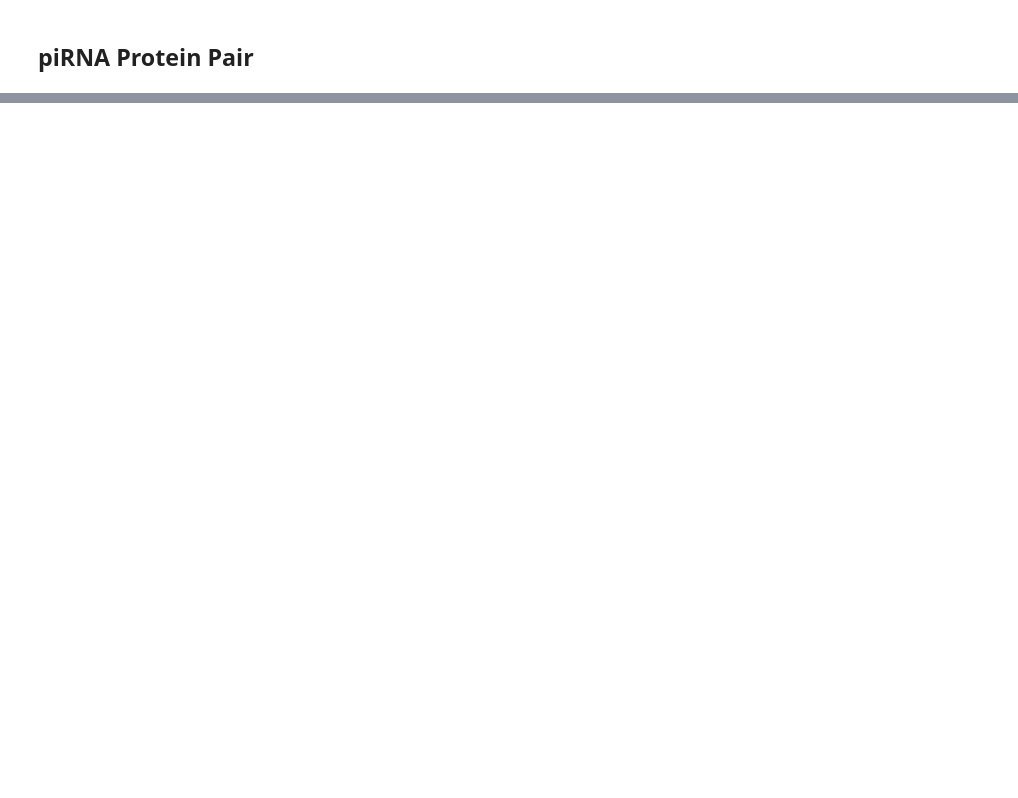
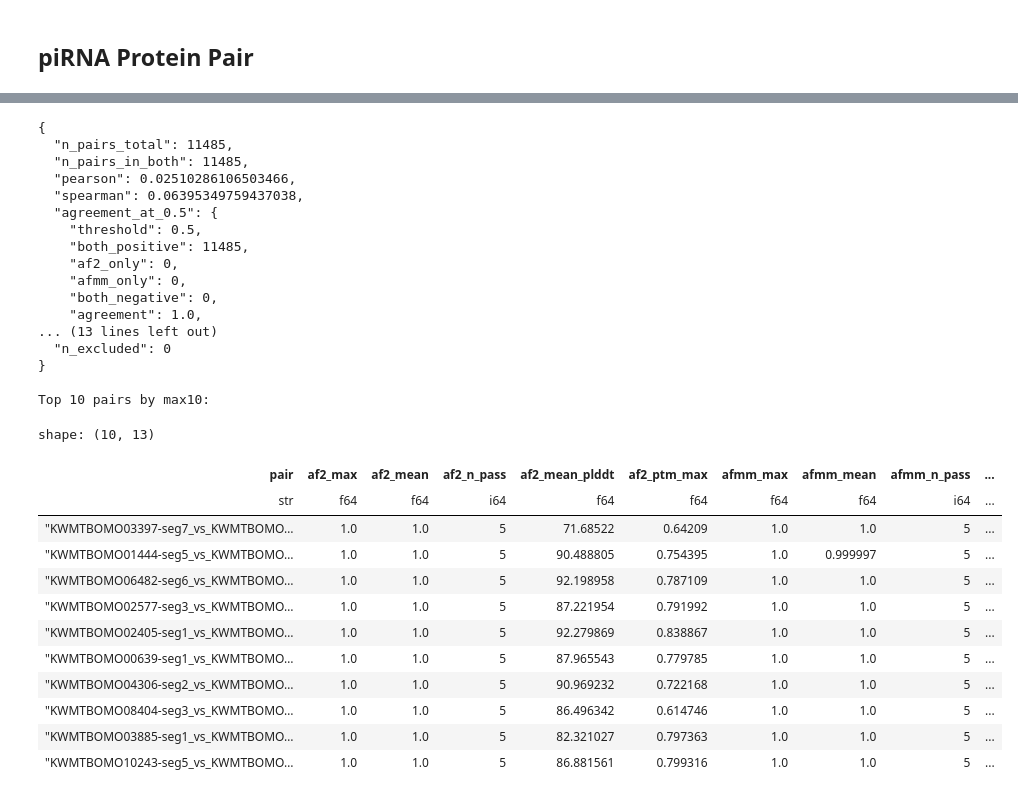
Before and after one commit to luxiangze/pirna_ppi, a Jupyter notebook: notebooks/piRNA_PPI.ipynb, the cells around one changed output, grey strips where cells are left out. Drawn from its saved outputs; the diff is of its cells as text; code cells hidden in the pictures; blank space fills up the shorter version.

```diff
--- a/notebooks/piRNA_PPI.ipynb
+++ b/notebooks/piRNA_PPI.ipynb
@@ -101,0 +394,42 @@ for a3m_file in protein_pairs_msa.glob("*a3m"):
+# %%
+import json
+
+import polars as pl
+
+stats = json.loads((af2_vs_afmm_dir / "consistency_stats.json").read_text())
+print(json.dumps(stats, indent=2))
+
+summary = pl.read_csv(af2_vs_afmm_dir / "pair_summary.tsv", separator="\t")
+print(f"\nTop 10 pairs by max10:")
+summary.head(10)
+# %% [output]
+{
+  "n_pairs_total": 11485,
+  "n_pairs_in_both": 11485,
+  "pearson": 0.02510286106503466,
+  "spearman": 0.06395349759437038,
+  "agreement_at_0.5": {
+    "threshold": 0.5,
+    "both_positive": 11485,
+    "af2_only": 0,
+    "afmm_only": 0,
+    "both_negative": 0,
+    "agreement": 1.0,
+... (13 lines left out)
+  "n_excluded": 0
+}
+
+Top 10 pairs by max10:
+shape: (10, 13)
+| pair | af2_max | af2_mean | af2_n_pass | af2_mean_plddt | af2_ptm_max | afmm_max | afmm_mean | afmm_n_pass | ... |
+| str | f64 | f64 | i64 | f64 | f64 | f64 | f64 | i64 | ... |
+| "KWMTBOMO03397-seg7_vs_KWMTBOMO… | 1.0 | 1.0 | 5 | 71.68522 | 0.64209 | 1.0 | 1.0 | 5 | ... |
+| "KWMTBOMO01444-seg5_vs_KWMTBOMO… | 1.0 | 1.0 | 5 | 90.488805 | 0.754395 | 1.0 | 0.999997 | 5 | ... |
+| "KWMTBOMO06482-seg6_vs_KWMTBOMO… | 1.0 | 1.0 | 5 | 92.198958 | 0.787109 | 1.0 | 1.0 | 5 | ... |
+| "KWMTBOMO02577-seg3_vs_KWMTBOMO… | 1.0 | 1.0 | 5 | 87.221954 | 0.791992 | 1.0 | 1.0 | 5 | ... |
+| "KWMTBOMO02405-seg1_vs_KWMTBOMO… | 1.0 | 1.0 | 5 | 92.279869 | 0.838867 | 1.0 | 1.0 | 5 | ... |
+| "KWMTBOMO00639-seg1_vs_KWMTBOMO… | 1.0 | 1.0 | 5 | 87.965543 | 0.779785 | 1.0 | 1.0 | 5 | ... |
+| "KWMTBOMO04306-seg2_vs_KWMTBOMO… | 1.0 | 1.0 | 5 | 90.969232 | 0.722168 | 1.0 | 1.0 | 5 | ... |
+| "KWMTBOMO08404-seg3_vs_KWMTBOMO… | 1.0 | 1.0 | 5 | 86.496342 | 0.614746 | 1.0 | 1.0 | 5 | ... |
+| "KWMTBOMO03885-seg1_vs_KWMTBOMO… | 1.0 | 1.0 | 5 | 82.321027 | 0.797363 | 1.0 | 1.0 | 5 | ... |
+| "KWMTBOMO10243-seg5_vs_KWMTBOMO… | 1.0 | 1.0 | 5 | 86.881561 | 0.799316 | 1.0 | 1.0 | 5 | ... |
```
Also changed, not shown: parts of 32 cells of this notebook.
